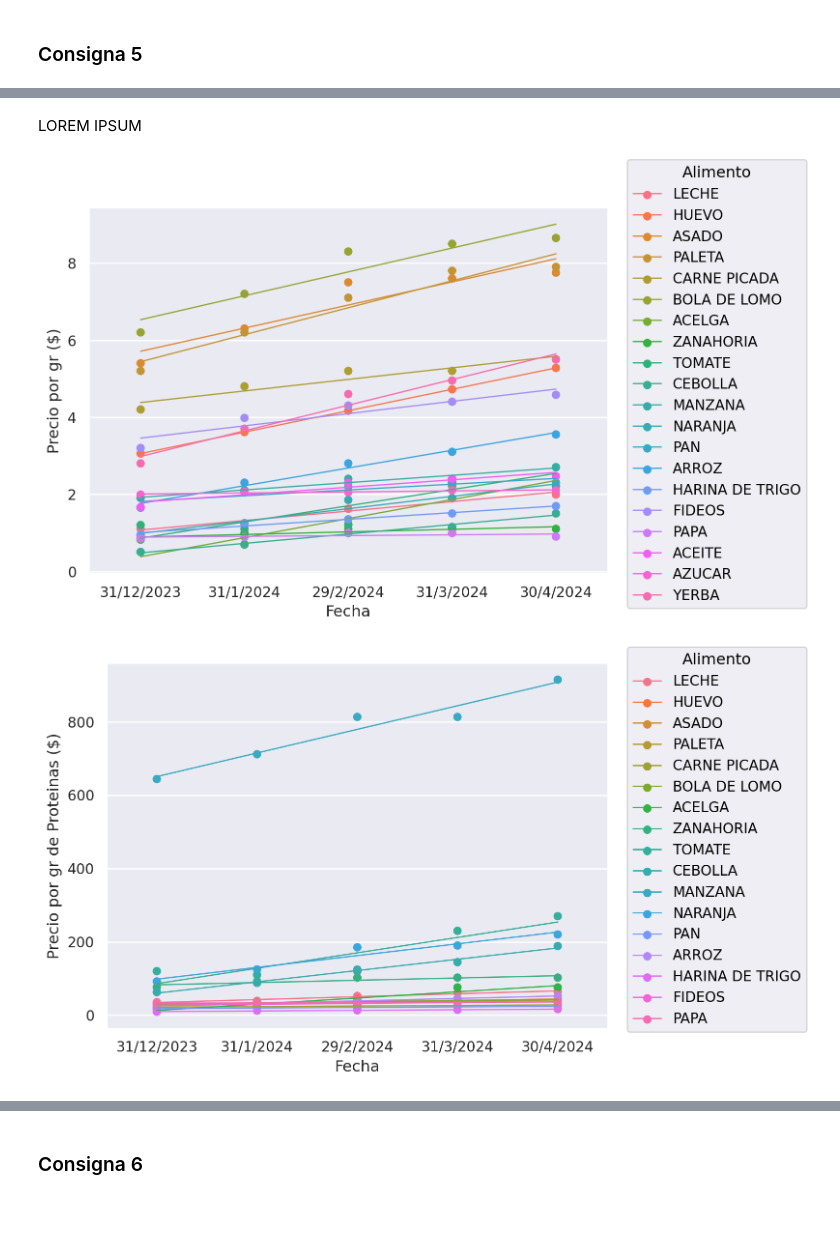
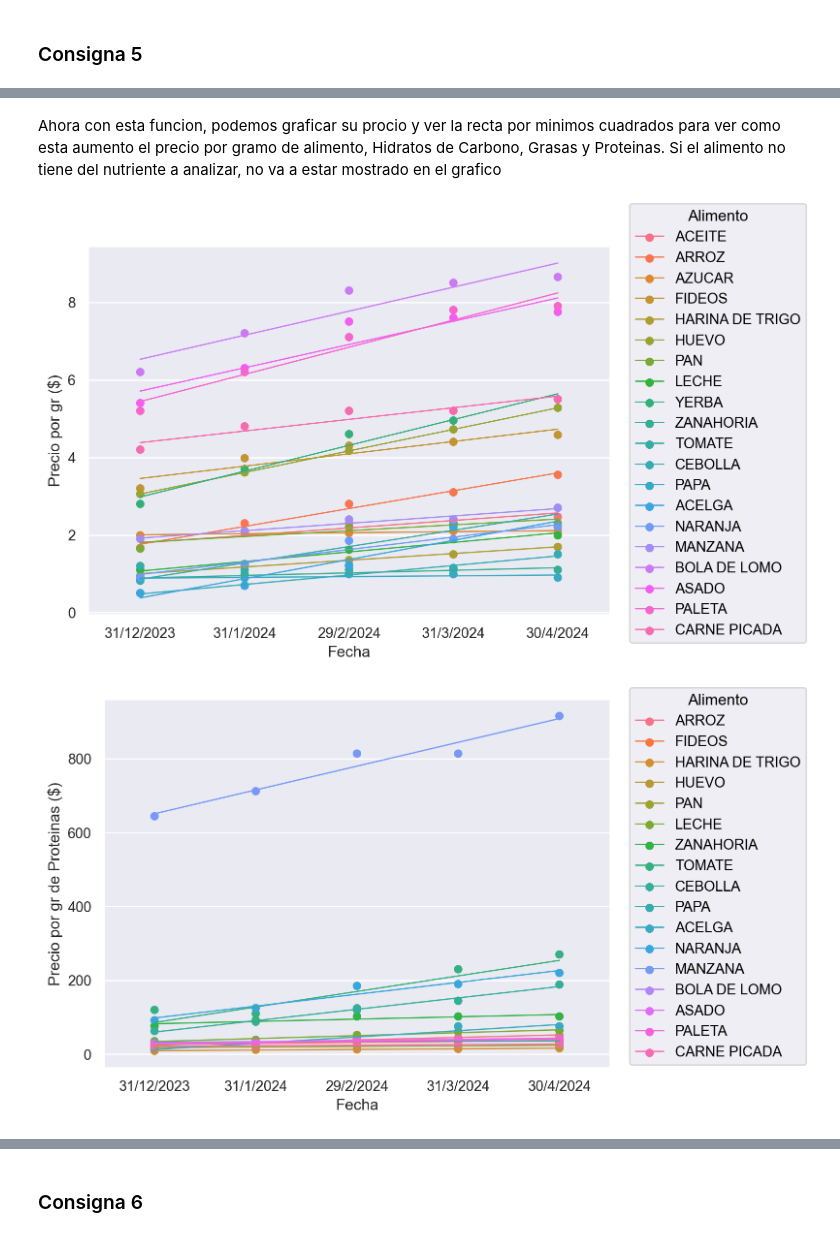
Before and after one commit to iggallardo-uba/ALC-TP2, a Jupyter notebook: Grupo-GR18.ipynb, the cells around one changed output, grey strips where cells are left out. Cells and saved outputs as stored; diff of their text form; code cells hidden in the pictures; blank space fills up the shorter version.

Commit message:
Arreglo de puntos del 1 al 6, falta 7 y 8

```diff
--- a/Grupo-GR18.ipynb
+++ b/Grupo-GR18.ipynb
@@ -316,10 +206,10 @@ Con esto tengo cada columna, ahora me faltaria proyectar cada una en el espacio
 # %%
-tabla_final = tabla_final.applymap(arreglo_observacional)
+tabla_final = tabla_final.map(arreglo_observacional)
 
-consumidores_gramo = consumidores_gramo.applymap(arreglo_observacional)
+consumidores = consumidores.map(arreglo_observacional)
 
-tabla_mergeada = pd.merge(tabla_final, consumidores_gramo, on="Alimento")
+tabla_mergeada = pd.merge(tabla_final, consumidores, on="Alimento")
 
-tabla_mergeada
+tabla_mergeada.head()
 # %% [output]
 |  | Z1 | Z2 | Z3 | Alimento | 31/12/2023 | 31/1/2024 | 29/2/2024 | 31/3/2024 | 30/4/2024 |
@@ -379,0 +225,8 @@ consumidores_gramo.head()
+# %%
+tabla["Alimento"] = tabla_nutricional()["Alimento"]
+
+tabla = tabla.map(arreglo_observacional)
+
+tabla = tabla.drop(columns=["Na (gr)","Ca (gr)","Fe (gr)","Azucares Libres (gr)","AGS (gr)","AGNI (gr)","AG p (gr)","Fibra (gr)"])
+
+tabla.head()
@@ -380,5 +251,5 @@ consumidores_gramo.head()
 # %%
-consumidores_nutricional = pd.merge(tabla_nutricional_filtrada,consumidores_gramo, on='Alimento')
+consumidores_nutricional = pd.merge(consumidores,tabla, on='Alimento')
 
-consumidores_nutricional
+consumidores_nutricional.head()
 # %% [output]
@@ -402,6 +264,6 @@ consumidores_nutricional
 # %%
-melted_nutricional = consumidores_nutricional.melt(id_vars=["Alimento","HC (gr)","Proteinas (gr)","Grasas (gr)"],var_name='Fecha',value_name='Precio por gr ($)')
+consumidores_nutricional = consumidores_nutricional.melt(id_vars=["Alimento","HC (gr)","Proteinas (gr)","Grasas (gr)"],var_name='Fecha',value_name='Precio por gr ($)')
 
-melted_nutricional
+consumidores_nutricional.head()
 # %% [output]
 |  | Alimento | HC (gr) | Proteinas (gr) | Grasas (gr) | Fecha | Precio por gr ($) |
@@ -420,7 +275,7 @@ melted_nutricional
-# %% [markdown]
-LOREM IPSUM
+# %% [markdown]
+Ahora con esta funcion, podemos graficar su procio y ver la recta por minimos cuadrados para ver como esta aumento el precio por gramo de alimento, Hidratos de Carbono, Grasas y Proteinas. Si el alimento no tiene del nutriente a analizar, no va a estar mostrado en el grafico
 # %%
-graficosNutricionales(melted_nutricional)
+graficosNutricionales(consumidores_nutricional)
 # %% [output]
-[figure, old version]
+[figure, new version]
-[figure, old version]
+[figure, new version]
```
Also changed, not shown: parts of 65 cells of this notebook, 1 other file.
